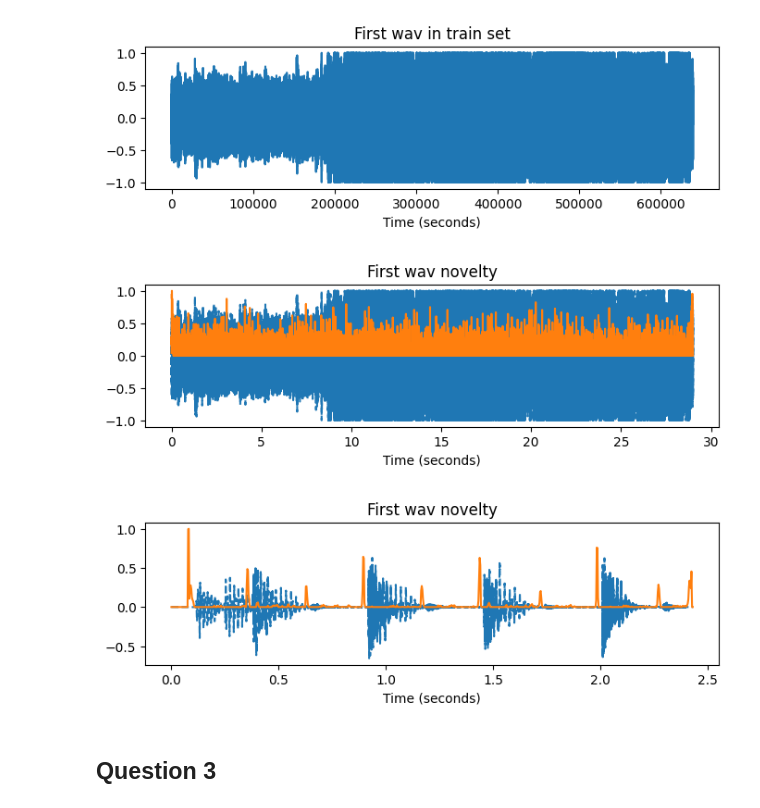
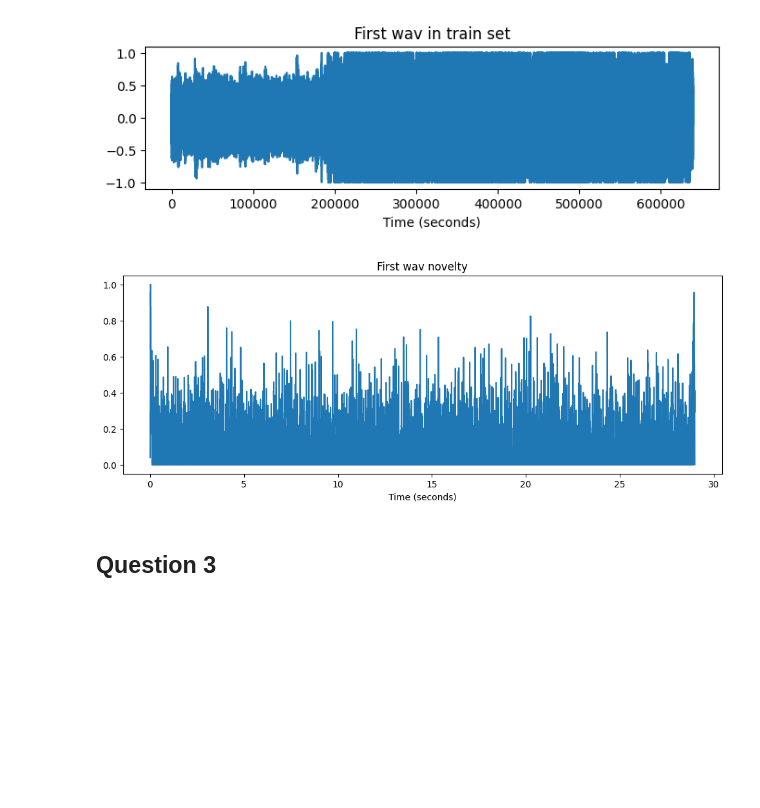
Before and after one commit to FranciscoMessina00/HomeworkCMRM2023, a Jupyter notebook: Homework_1.ipynb, the cells around one changed output. Drawn from its saved outputs; the diff is of its cells as text; code cells hidden in the pictures; blank space fills up the shorter version.

```diff
--- a/Homework_1.ipynb
+++ b/Homework_1.ipynb
@@ -135,13 +135,13 @@ from sklearn.preprocessing import MinMaxScaler
 #for i in np.arange(audio_train.shape[0]):
 #  audio_train[i] = MinMaxScaler(audio_train[i])
 scaler = MinMaxScaler(feature_range=(-1, 1))
-scaler.fit(audio_train)
-audio_train = scaler.transform(audio_train)
+#       scaler.fit(audio_train)
+audio_train = scaler.fit_transform(audio_train)
 #for i in np.arange(audio_test.shape[0]):
 #  audio_test[i] = sklearn.MinMaxScaler(audio_test[i])
 scaler2 = MinMaxScaler(feature_range=(-1, 1))
-scaler2.fit(audio_test)
-audio_test = scaler2.transform(audio_test)
+#       scaler2.fit(audio_test)
+audio_test = scaler2.fit_transform(audio_test)
 # %%
 # Plot the first wav in the train set after preprocessing
 plt.figure(figsize=(8, 2))
@@ -208,7 +208,6 @@ def compute_phase_novelty(x, Fs=1, N=1024, H=64, M=40, norm=True, plot=False):
 
     # Compute the STFT
     X = librosa.stft(x, n_fft=N, hop_length=H, win_length=N, window='hann')
-
     # Compute the novelty rate
     Fs_nov = Fs/H
 
@@ -238,9 +237,7 @@ def compute_phase_novelty(x, Fs=1, N=1024, H=64, M=40, norm=True, plot=False):
 
     # Plot
     if plot:
-      plt.figure(figsize=(8, 2))
-      """real_t2 = np.arange(len(x)) / Fs
-      plt.plot(real_t2, x, linestyle='--')"""
+      plt.figure(figsize=(12, 4))
       real_t = np.arange(len(nov)) / Fs_nov
       plt.title('First wav novelty')
       plt.xlabel('Time (seconds)')
@@ -250,13 +247,10 @@ def compute_phase_novelty(x, Fs=1, N=1024, H=64, M=40, norm=True, plot=False):
     return nov, Fs_nov
 # %%
 # Test the novelty function on the first wav in the train set
+# The hop size cna change the sensitivity on phase changes
 nov, Fs_nov = compute_phase_novelty(audio_train[0], Fs=22050, N=1024, H=64, M=40, norm=True, plot=True)
-fn_wav = os.path.join('Queen.wav')
-x, Fs = librosa.load(fn_wav, sr=None)
-nov, Fs_nov = compute_phase_novelty(x, Fs=22050, N=1024, H=64, M=40, norm=True, plot=True)
 # %% [output]
-[figure, old version]
+[figure, new version]
-[figure, removed]
 # %% [markdown]
 ## Question 3
 # %%
```
Also changed, not shown: parts of 2 cells of this notebook.
